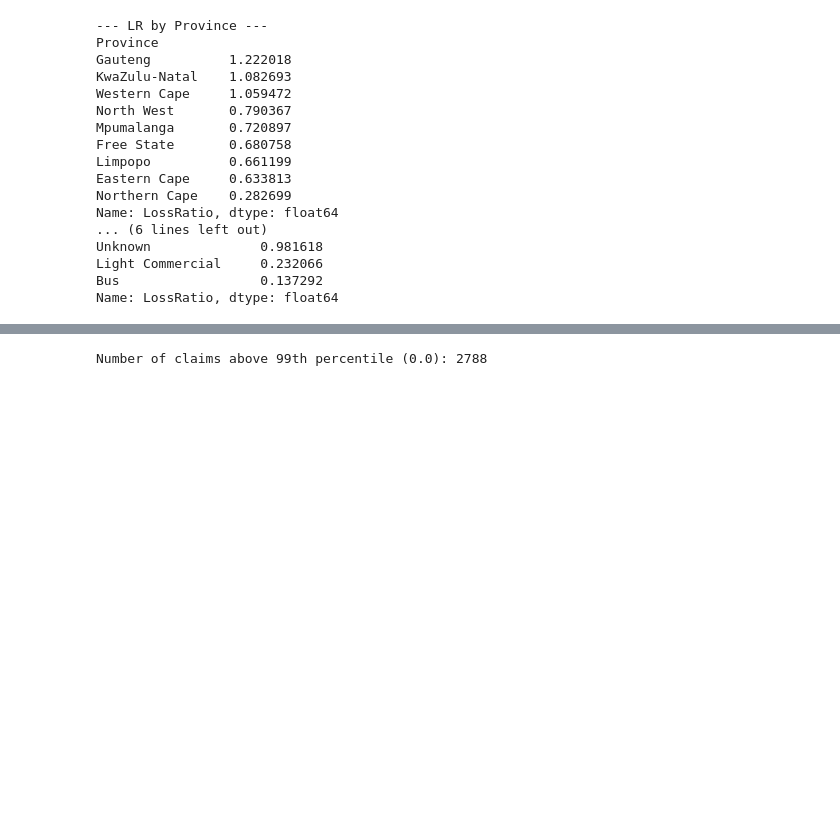
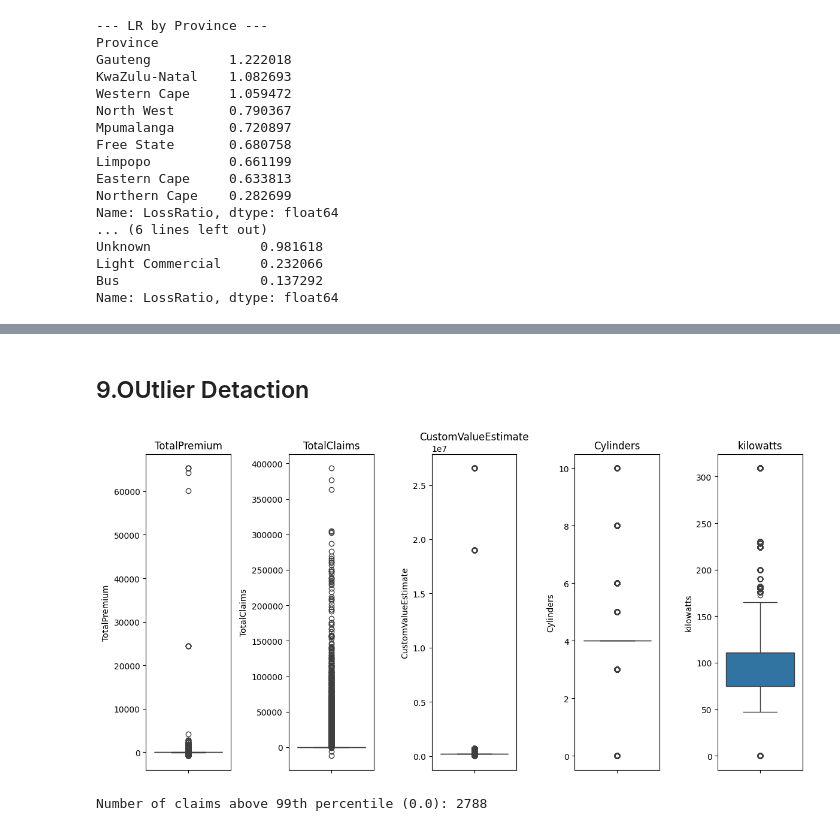
Before and after one commit to Aryam-21/insurance-risk-analytics, a Jupyter notebook: notebooks/task-1.ipynb, the cells around one changed output, grey strips where cells are left out. Cells and saved outputs as stored; diff of their text form; code cells hidden in the pictures; blank space fills up the shorter version.

```diff
--- a/notebooks/task-1.ipynb
+++ b/notebooks/task-1.ipynb
@@ -212,3 +193,11 @@ plt.show()
+# %% [markdown]
+## 9.OUtlier Detaction
+# %%
+numeric_columns = ['TotalPremium', 'TotalClaims', 'CustomValueEstimate', 'Cylinders', 'kilowatts']
+
+ploter.box_plot(numeric_columns, df)
+# %% [output]
+[figure, added]
 # %%
 q_high = df['TotalClaims'].quantile(0.99)
 outliers = df[df['TotalClaims']>q_high]
```
Also changed, not shown: parts of 16 cells of this notebook, 1 other file.
